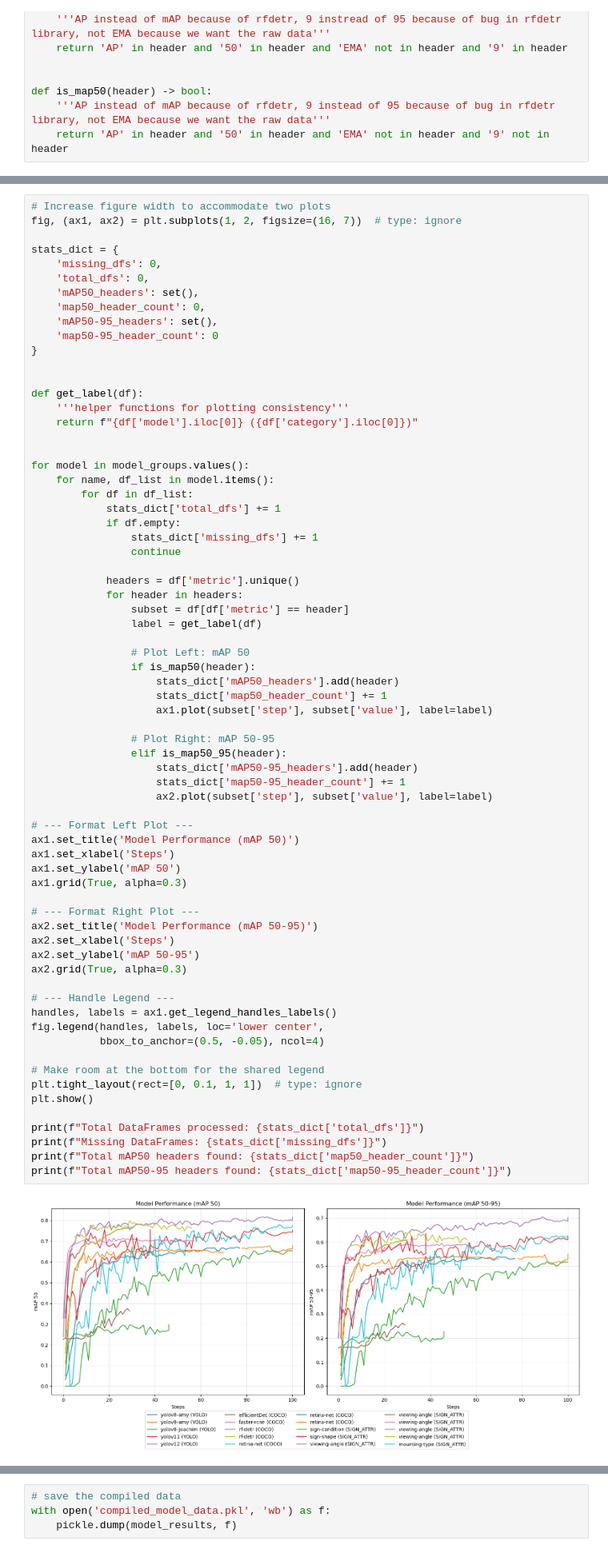
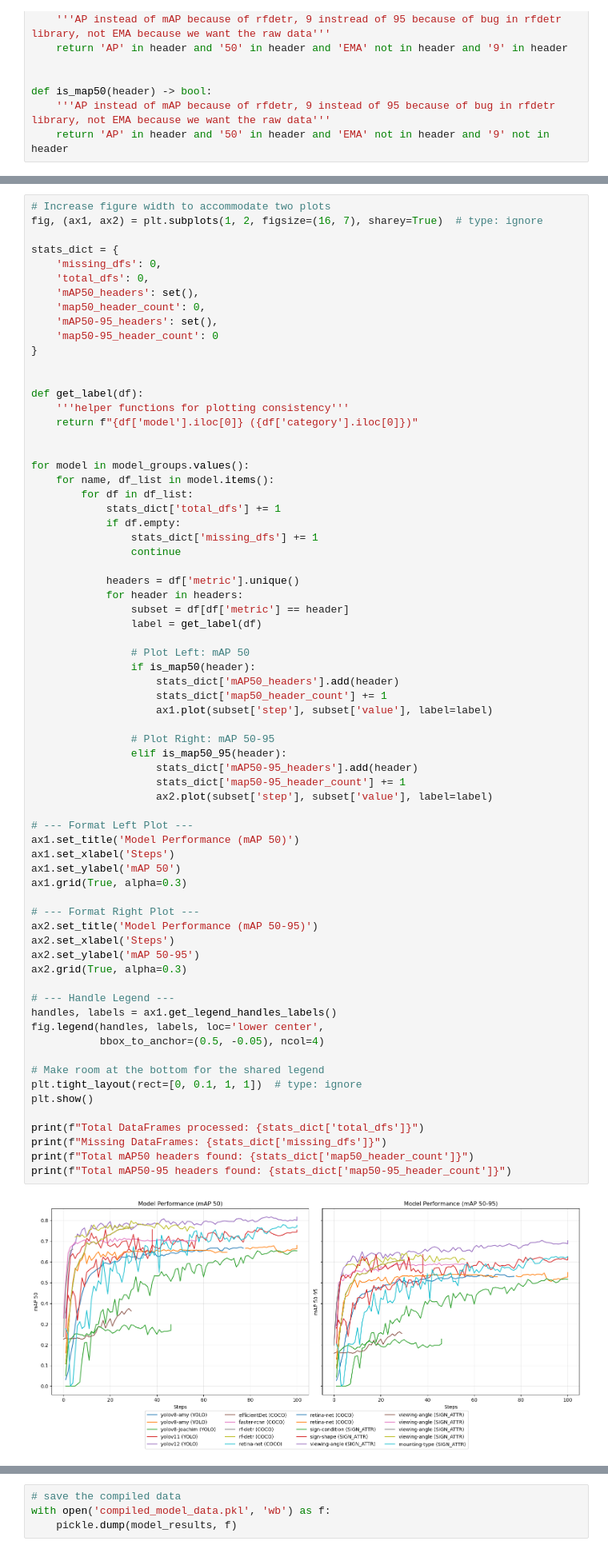
Before and after one commit to spiteriamy/ari3129-cv-group-project, a Jupyter notebook: 2c_results_comparison.ipynb, the cells around one changed output, grey strips where cells are left out. Shown at 80% size. Drawn from its saved outputs; the diff is of its cells as text.

```diff
--- a/2c_results_comparison.ipynb
+++ b/2c_results_comparison.ipynb
@@ -186,6 +196,6 @@ def is_map50(header) -> bool:
 # %%
 # Increase figure width to accommodate two plots
-fig, (ax1, ax2) = plt.subplots(1, 2, figsize=(16, 7))  # type: ignore
+fig, (ax1, ax2) = plt.subplots(1, 2, figsize=(16, 7), sharey=True)  # type: ignore
 
 stats_dict = {
     'missing_dfs': 0,
@@ -226,34 +236,34 @@ for model in model_groups.values():
                     stats_dict['mAP50-95_headers'].add(header)
                     stats_dict['map50-95_header_count'] += 1
                     ax2.plot(subset['step'], subset['value'], label=label)
 
 # --- Format Left Plot ---
 ax1.set_title('Model Performance (mAP 50)')
 ax1.set_xlabel('Steps')
 ax1.set_ylabel('mAP 50')
 ax1.grid(True, alpha=0.3)
 
 # --- Format Right Plot ---
 ax2.set_title('Model Performance (mAP 50-95)')
 ax2.set_xlabel('Steps')
 ax2.set_ylabel('mAP 50-95')
 ax2.grid(True, alpha=0.3)
 
 # --- Handle Legend ---
 handles, labels = ax1.get_legend_handles_labels()
 fig.legend(handles, labels, loc='lower center',
            bbox_to_anchor=(0.5, -0.05), ncol=4)
 
 # Make room at the bottom for the shared legend
 plt.tight_layout(rect=[0, 0.1, 1, 1])  # type: ignore
 plt.show()
 
 print(f"Total DataFrames processed: {stats_dict['total_dfs']}")
 print(f"Missing DataFrames: {stats_dict['missing_dfs']}")
 print(f"Total mAP50 headers found: {stats_dict['map50_header_count']}")
 print(f"Total mAP50-95 headers found: {stats_dict['map50-95_header_count']}")
 # %% [output]
-[figure, old version]
+[figure, new version]
 Total DataFrames processed: 24
 Missing DataFrames: 0
 Total mAP50 headers found: 20
```
Also changed, not shown: parts of 22 cells of this notebook.
